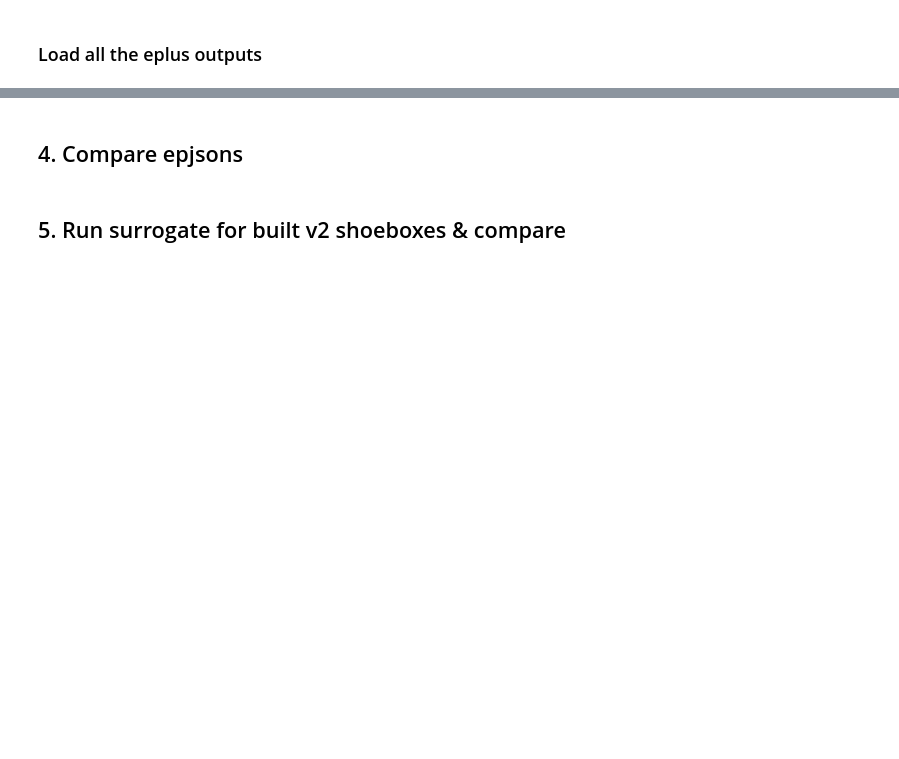
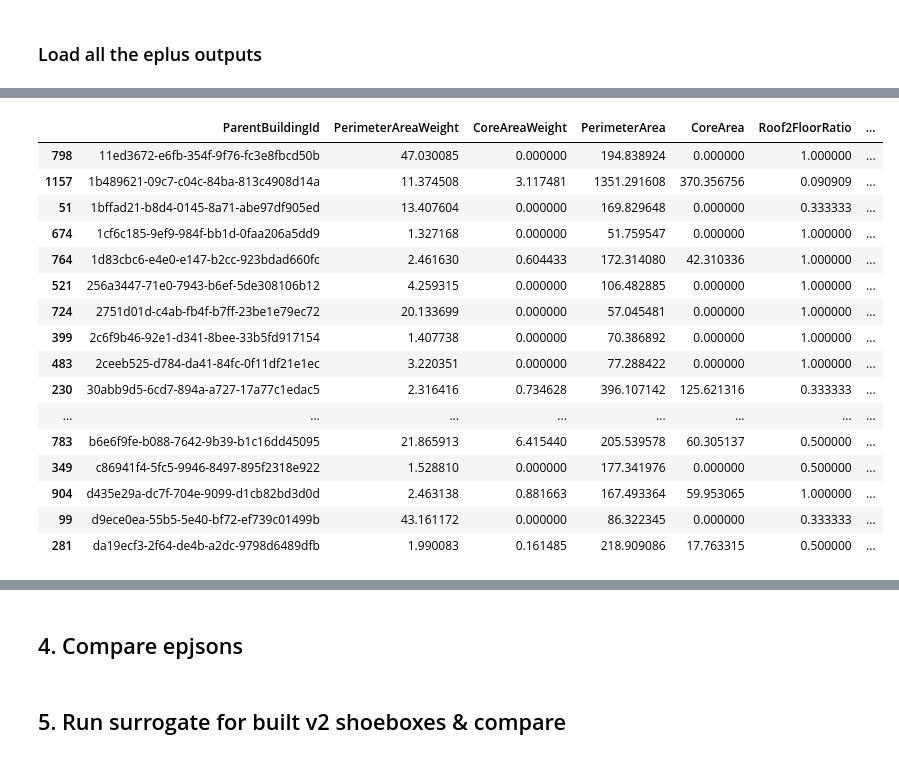
Before and after one commit to szvsw/ml-for-building-energy-modeling, a Jupyter notebook: ml-for-bem/umi_tester.ipynb, the cells around one changed output, grey strips where cells are left out. Saved outputs shown, nothing was run; the diff lists cells and outputs as text; code cells hidden in the pictures; blank space fills up the shorter version.

```diff
--- a/ml-for-bem/umi_tester.ipynb
+++ b/ml-for-bem/umi_tester.ipynb
@@ -356,0 +442,21 @@ edf
+# %%
+simulated_shoeboxdf[simulated_shoeboxdf["ShoeboxPath"] == df["ShoeboxPath"][0]][['ParentBuildingId', 'PerimeterAreaWeight',
+       'CoreAreaWeight', 'PerimeterArea', 'CoreArea', 'Roof2FloorRatio', 'Ground2FloorRatio', 'Floor2Fac','Core2Perimeter']]
+# %% [output]
+|  | ParentBuildingId | PerimeterAreaWeight | CoreAreaWeight | PerimeterArea | CoreArea | Roof2FloorRatio | ... |
+| 798 | 11ed3672-e6fb-354f-9f76-fc3e8fbcd50b | 47.030085 | 0.000000 | 194.838924 | 0.000000 | 1.000000 | ... |
+| 1157 | 1b489621-09c7-c04c-84ba-813c4908d14a | 11.374508 | 3.117481 | 1351.291608 | 370.356756 | 0.090909 | ... |
+| 51 | 1bffad21-b8d4-0145-8a71-abe97df905ed | 13.407604 | 0.000000 | 169.829648 | 0.000000 | 0.333333 | ... |
+| 674 | 1cf6c185-9ef9-984f-bb1d-0faa206a5dd9 | 1.327168 | 0.000000 | 51.759547 | 0.000000 | 1.000000 | ... |
+| 764 | 1d83cbc6-e4e0-e147-b2cc-923bdad660fc | 2.461630 | 0.604433 | 172.314080 | 42.310336 | 1.000000 | ... |
+| 521 | 256a3447-71e0-7943-b6ef-5de308106b12 | 4.259315 | 0.000000 | 106.482885 | 0.000000 | 1.000000 | ... |
+| 724 | 2751d01d-c4ab-fb4f-b7ff-23be1e79ec72 | 20.133699 | 0.000000 | 57.045481 | 0.000000 | 1.000000 | ... |
+| 399 | 2c6f9b46-92e1-d341-8bee-33b5fd917154 | 1.407738 | 0.000000 | 70.386892 | 0.000000 | 1.000000 | ... |
+| 483 | 2ceeb525-d784-da41-84fc-0f11df21e1ec | 3.220351 | 0.000000 | 77.288422 | 0.000000 | 1.000000 | ... |
+| 230 | 30abb9d5-6cd7-894a-a727-17a77c1edac5 | 2.316416 | 0.734628 | 396.107142 | 125.621316 | 0.333333 | ... |
+| ... | ... | ... | ... | ... | ... | ... | ... |
+| 783 | b6e6f9fe-b088-7642-9b39-b1c16dd45095 | 21.865913 | 6.415440 | 205.539578 | 60.305137 | 0.500000 | ... |
+| 349 | c86941f4-5fc5-9946-8497-895f2318e922 | 1.528810 | 0.000000 | 177.341976 | 0.000000 | 0.500000 | ... |
+| 904 | d435e29a-dc7f-704e-9099-d1cb82bd3d0d | 2.463138 | 0.881663 | 167.493364 | 59.953065 | 1.000000 | ... |
+| 99 | d9ece0ea-55b5-5e40-bf72-ef739c01499b | 43.161172 | 0.000000 | 86.322345 | 0.000000 | 0.333333 | ... |
+| 281 | da19ecf3-2f64-de4b-a2dc-9798d6489dfb | 1.990083 | 0.161485 | 218.909086 | 17.763315 | 0.500000 | ... |
```
Also changed, not shown: parts of 28 cells of this notebook, 1 other file.
